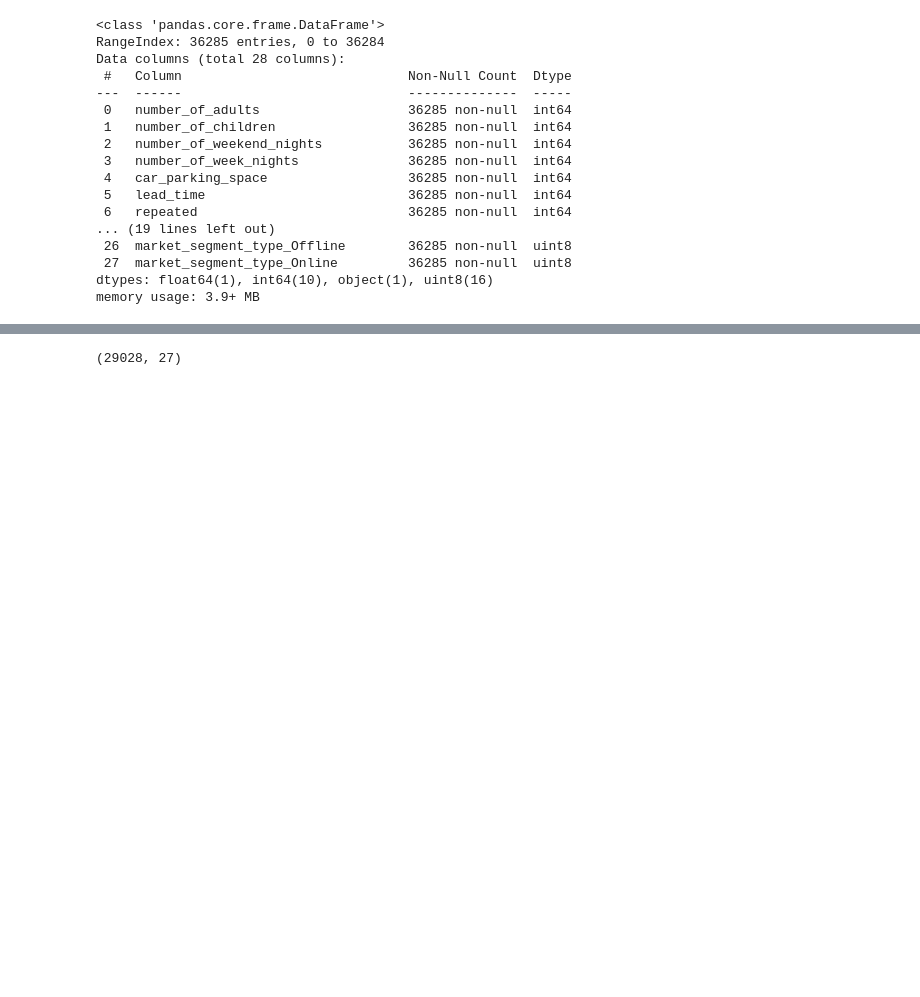
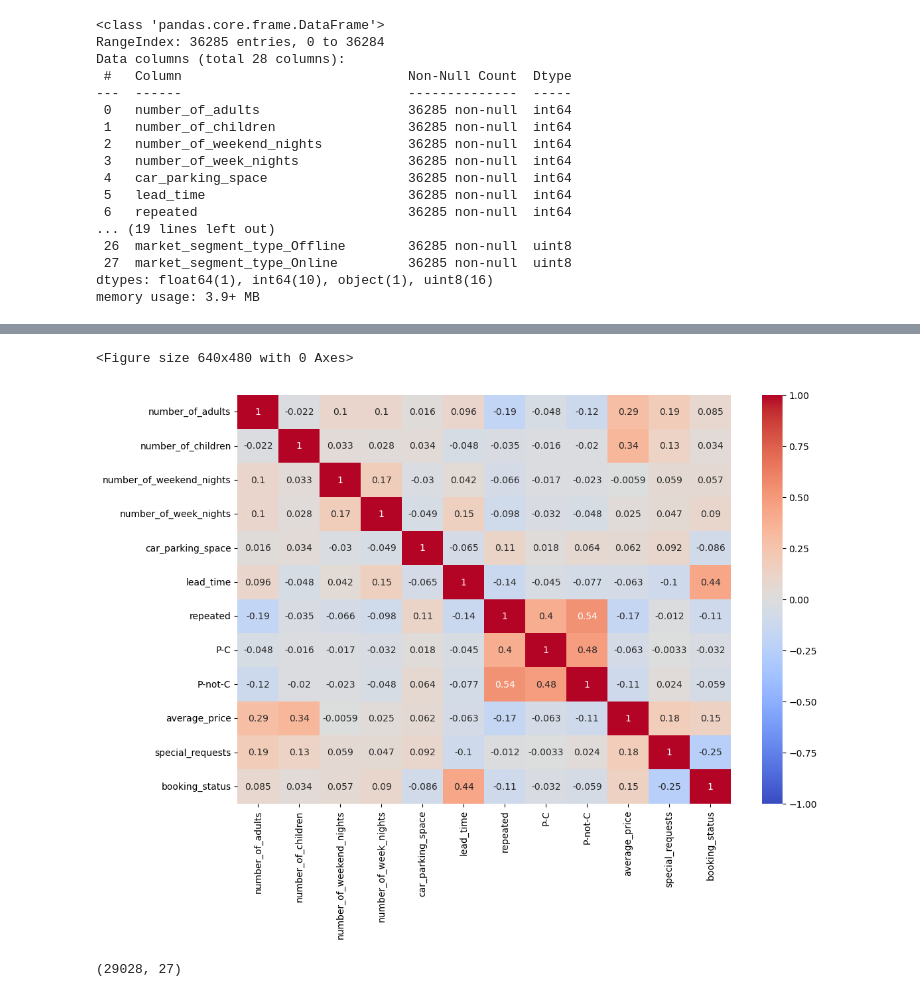
Before and after one commit to jishan900/Hotel-Booking-Cancellation-Prediction-Using-Bayesian-Modeling, a Jupyter notebook: Initial.ipynb, the cells around one changed output, grey strips where cells are left out. Drawn from its saved outputs; the diff is of its cells as text; code cells hidden in the pictures; blank space fills up the shorter version.

```diff
--- a/Initial.ipynb
+++ b/Initial.ipynb
@@ -182 +172,9 @@ y = df['booking_status']
+# %%
+corr = pd.concat([X_num, (y_train == 'Canceled')], axis = 1).corr()
+plt.savefig('correlation.png')
+plt.figure(figsize = (12, 8))
+sns.heatmap(corr, vmin = -1, vmax = 1, cmap = 'coolwarm', annot = True);
+# %% [output]
+<Figure size 640x480 with 0 Axes>
+[figure, added]
 # %%
```
Also changed, not shown: parts of 12 cells of this notebook, 2 other files.
